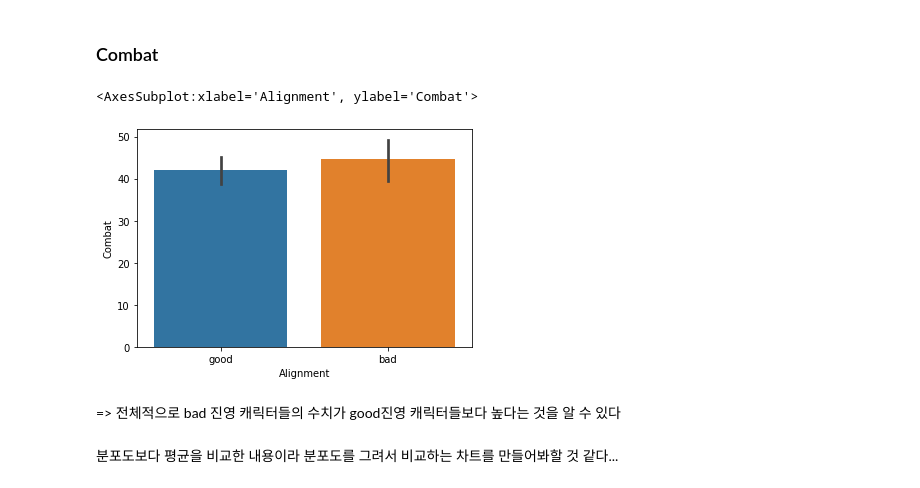
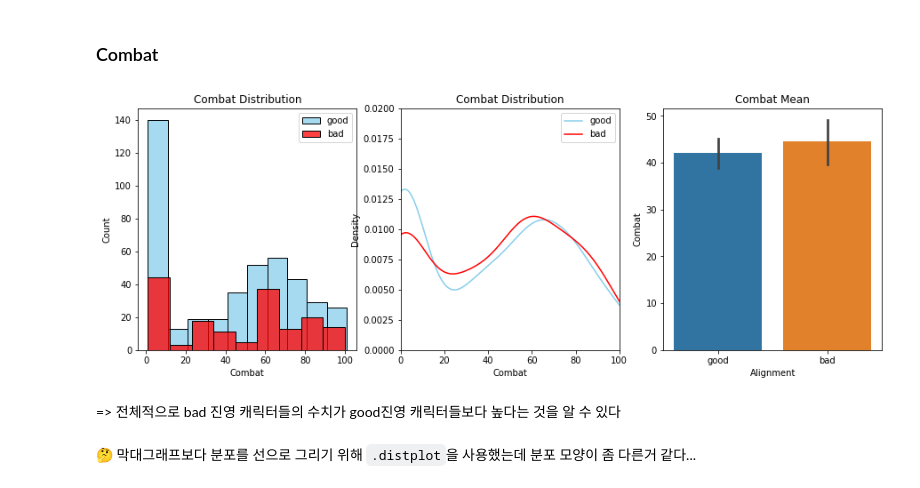
Before and after one commit to super-corini/programmers_kdt_II, a Jupyter notebook: day5_mission/abengers.ipynb, the cells around one changed output. Cells and saved outputs as stored; diff of their text form; code cells hidden in the pictures.

```diff
--- a/day5_mission/abengers.ipynb
+++ b/day5_mission/abengers.ipynb
@@ -131,11 +209,28 @@ sns.barplot(data=df[['Alignment', 'Power']][(df['Alignment']=='good') | (df['Ali
 # %% [markdown]
 ### Combat
 # %%
+fig, axes = plt.subplots(nrows=1, ncols=3)
+fig.set_size_inches(15, 5)
+
+sns.distplot(df['Combat'][df['Alignment']=='good'], color="skyblue", hist=False, kde=True, ax=axes[1])
+sns.distplot(df['Combat'][df['Alignment']=='bad'], color="red", hist=False, kde=True, ax=axes[1])
+
+sns.histplot(df['Combat'][df['Alignment']=='good'], color="skyblue", ax=axes[0])
+sns.histplot(df['Combat'][df['Alignment']=='bad'], color="red", ax=axes[0])
+
 sns.barplot(data=df[['Alignment', 'Combat']][(df['Alignment']=='good') | (df['Alignment']=='bad')], x="Alignment", y="Combat")
+
+axes[0].legend(['good', 'bad'])
+axes[1].legend(['good', 'bad'])
+axes[1].axis([0,100,0,0.02])
+axes[0].set(title="Combat Distribution")
+axes[1].set(title="Combat Distribution")
+axes[2].set(title="Combat Mean")
+
+plt.show()
 # %% [output]
-<AxesSubplot:xlabel='Alignment', ylabel='Combat'>
-[figure, old version]
+[figure, new version]
 # %% [markdown]
 => 전체적으로 bad 진영 캐릭터들의 수치가 good진영 캐릭터들보다 높다는 것을 알 수 있다
-# %% [markdown]
-분포도보다 평균을 비교한 내용이라 분포도를 그려서 비교하는 차트를 만들어봐할 것 같다...
+# %% [markdown]
+ 🤔 막대그래프보다 분포를 선으로 그리기 위해 `.distplot`을 사용했는데 분포 모양이 좀 다른거 같다...
```
Also changed, not shown: parts of 5 cells of this notebook.
